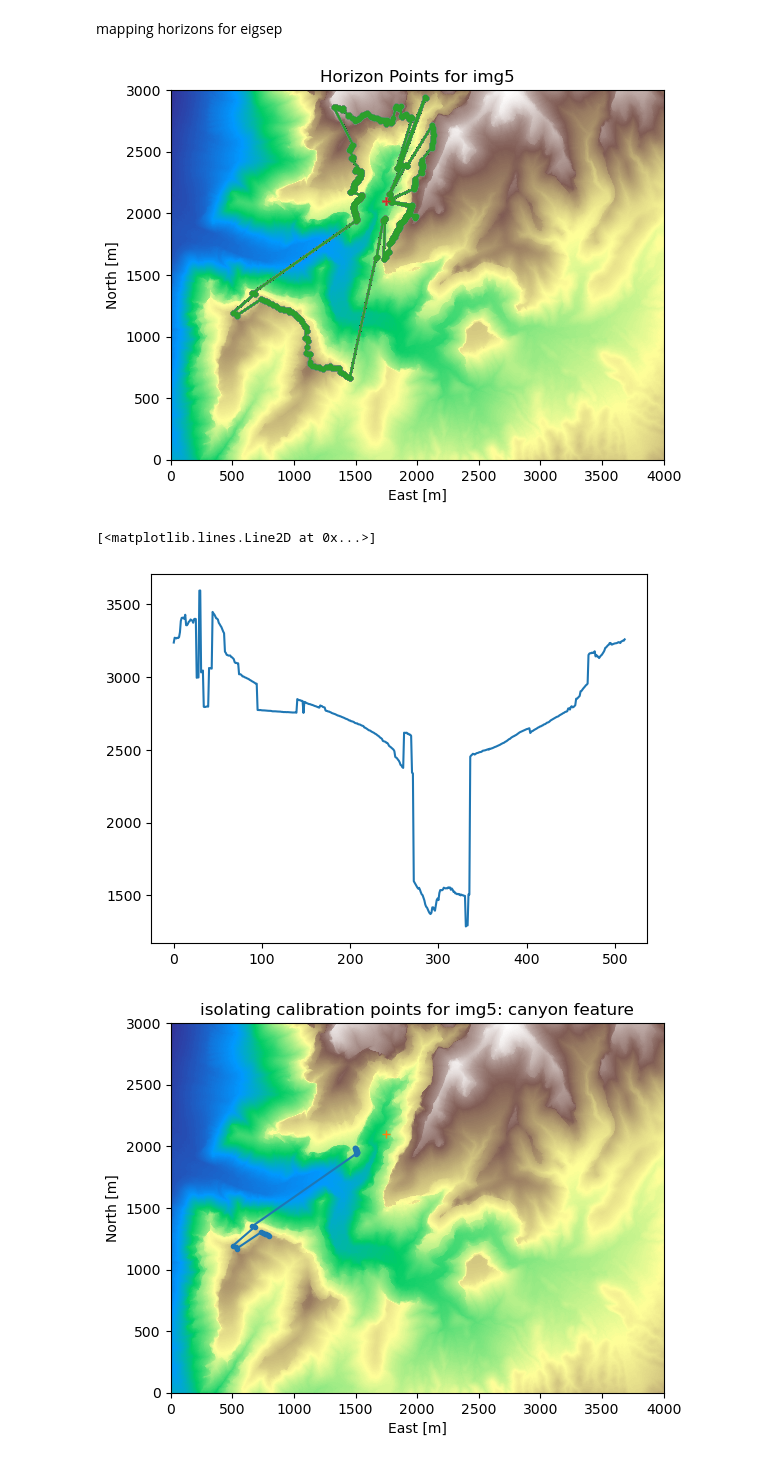
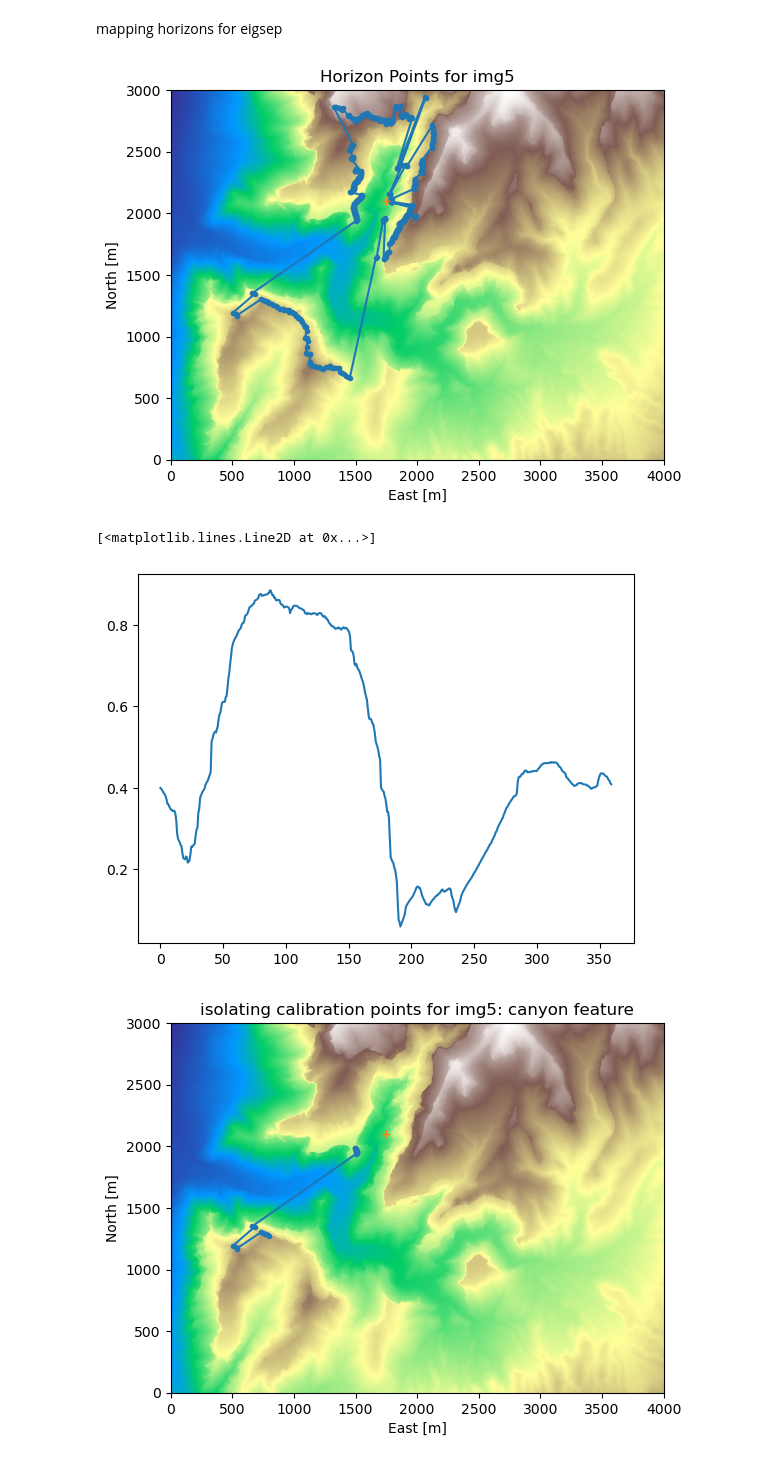
Before and after one commit to KomalKaur0/eigsep_hrzn_mapping, a Jupyter notebook: notebooks/horizon.ipynb, the cells around one changed output. Saved outputs shown, nothing was run; the diff lists cells and outputs as text; code cells hidden in the pictures.

```diff
--- a/notebooks/horizon.ipynb
+++ b/notebooks/horizon.ipynb
@@ -105,10 +105,10 @@ def hrzn_angle_plotter(idx):
     # plot horizon angles
     fig, ax = plt.subplots()
     plot_img(ax, dem.data, dem.res)
-    for k in horizon_angles: # type: ignore
+    # for k in horizon_angles: # type: ignore
         # color = ax._get_lines.get_next_color()
-        plt.plot(horizon_pnts[1], horizon_pnts[0], '.-') # type: ignore
-        plt.plot([enus[idx][0]], [enus[idx][1]], '+')
+    plt.plot(horizon_pnts[1], horizon_pnts[0], '.-') # type: ignore
+    plt.plot([enus[idx][0]], [enus[idx][1]], '+')
     _ = plt.title(f'Horizon Points for img{idx}')
 
     return horizon_pnts, horizon_angles
@@ -116,17 +116,28 @@ def hrzn_angle_plotter(idx):
 # calibrating angles and pixels using img5
 pnts, angles = hrzn_angle_plotter(5)
 # %% [output]
-[figure, old version]
+[figure, new version]
 # %%
 # find the edge of the canyon using jump in radius
-norths = pnts[0] # type: ignore
-easts = pnts[1] # type: ignore
+norths = pnts[0] - enus[5][1] # type: ignore
+easts = pnts[1] - enus[5][0] # type: ignore
+
+az_ = np.arctan2(easts, norths)
+
 rads = np.sqrt(easts**2 + norths**2)
 fig, ax = plt.subplots()
-ax.plot(np.arange(len(rads)), rads)
+# ax.scatter(np.rad2deg(az_), rads)
+# ax.scatter(easts, norths)
+# ax.plot(0,0, 'x')
+
+
+ax.plot(np.arange(512)*360/512, angles)
+
+
+# ax.set_xlim(-130, -120)
 # %% [output]
 [<matplotlib.lines.Line2D at 0x...>]
-[figure, old version]
+[figure, new version]
 # %%
 # check which side of the dip is the correct point to calibrate with
 fig, ax = plt.subplots()
```
Also changed, not shown: parts of 1 cell of this notebook.
